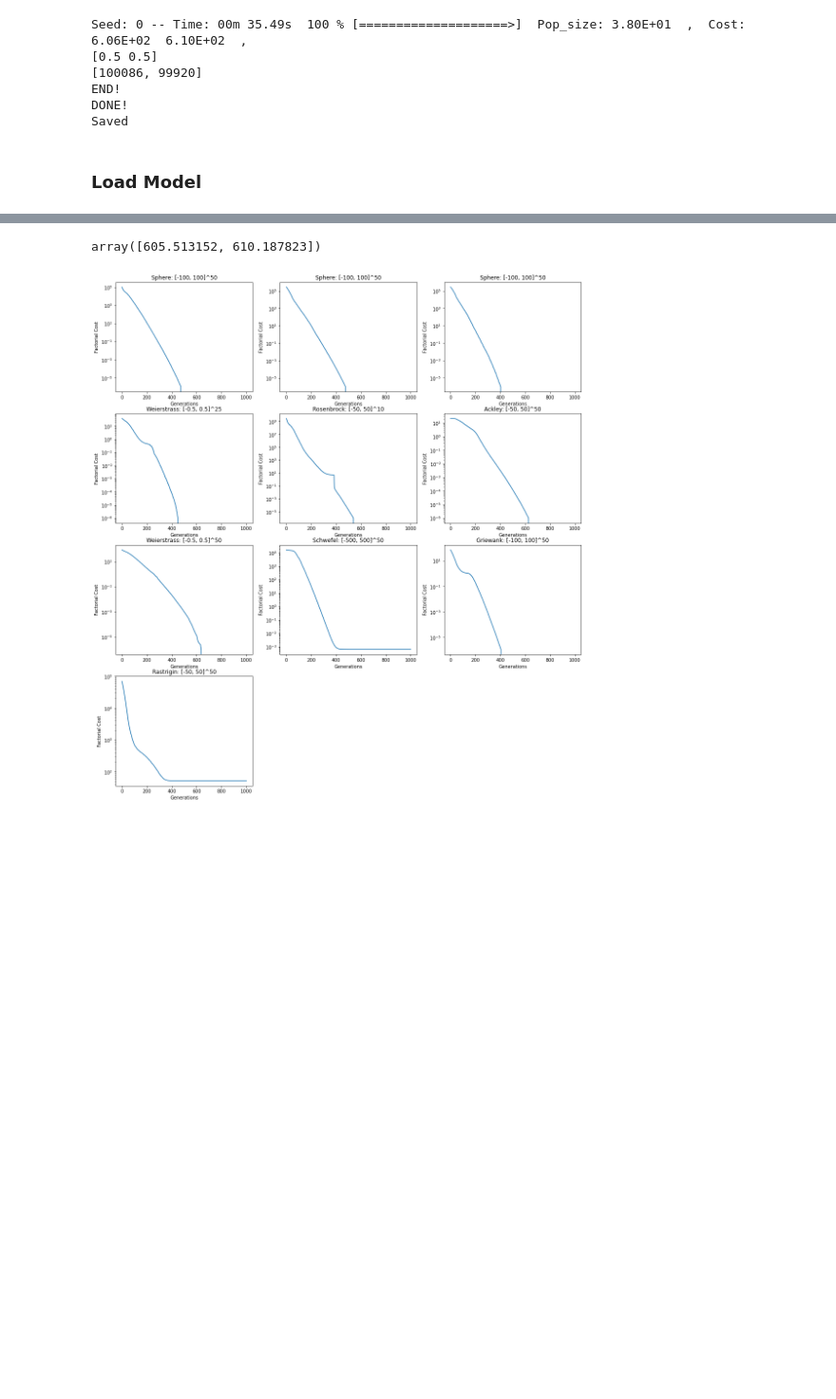
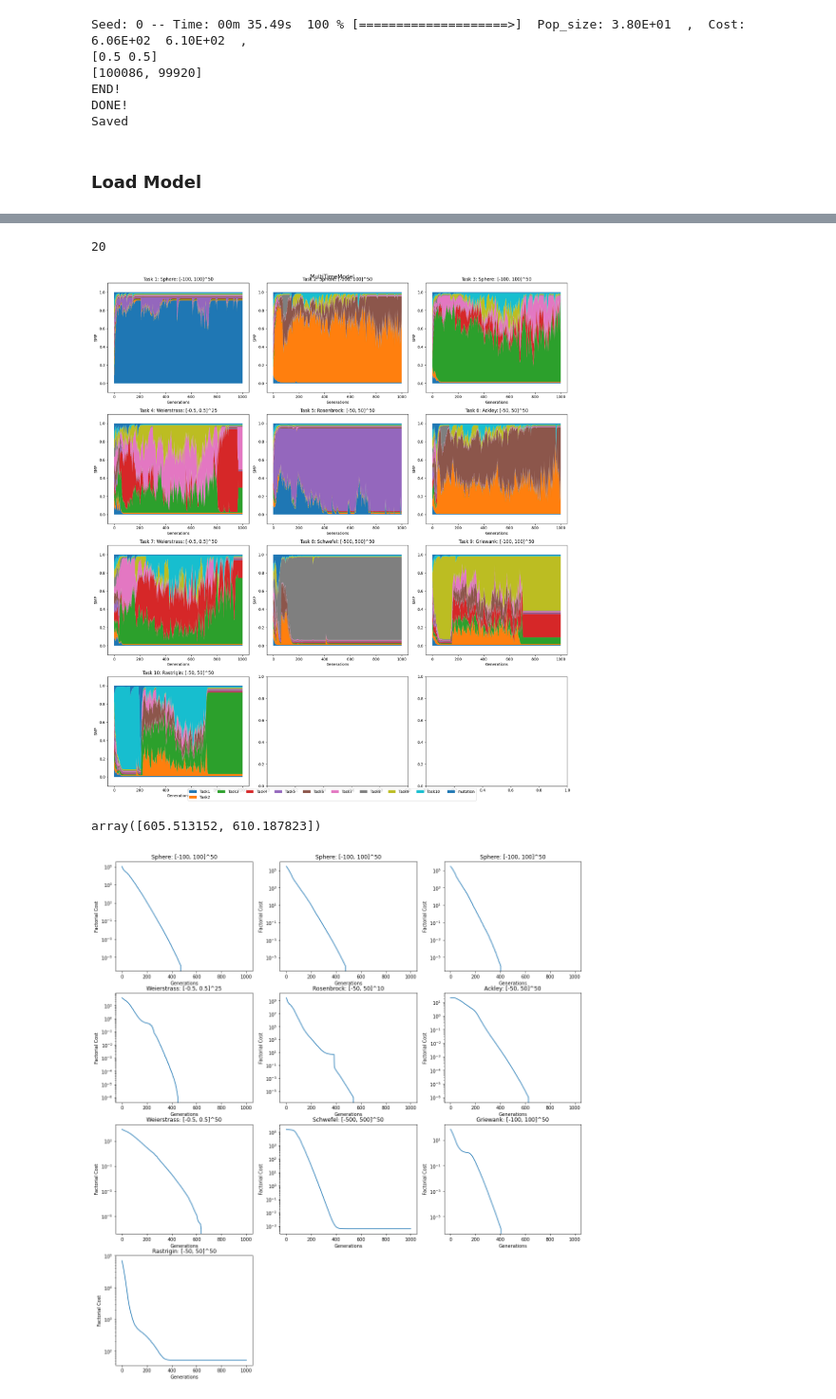
Before and after one commit to KM-MSO/pyMSOO, a Jupyter notebook: tutorial.ipynb, the cells around one changed output, grey strips where cells are left out. Shown at 95% size. Cells and saved outputs as stored; diff of their text form; code cells hidden in the pictures; blank space fills up the shorter version.

Commit message:
checking sm-mfea

```diff
--- a/tutorial.ipynb
+++ b/tutorial.ipynb
@@ -98,6 +118,6 @@ Saved
 ### Load Model
 # %%
 model_algorithms = loadModel(
-    PATH= "Data/convergence_trend_das/MaTGA_w_DaS.mso",
-    ls_tasks= CEC17_benchmark.get_10tasks_benchmark()[0]
+    PATH= "RESULTS2/SM_MFEA/WCCI22/2.mso",
+    ls_tasks= WCCI22_benchmark.get_50tasks_benchmark(2)[0]
     )
@@ -103,0 +140,4 @@ model_algorithms = loadModel(
+# %%
+getattr(model_algorithms, "")
+# %% [output]
+20
@@ -104,3 +146,7 @@ model_algorithms = loadModel(
+# %%
+model_algorithms.render_smp()
+# %% [output]
+[figure, added]
 # %%
 model = loadModelFromTxt(
     source_path= "./RESULTS/MTOSOO_P1.txt",
```
Also changed, not shown: parts of 10 cells of this notebook, 18 other files.
